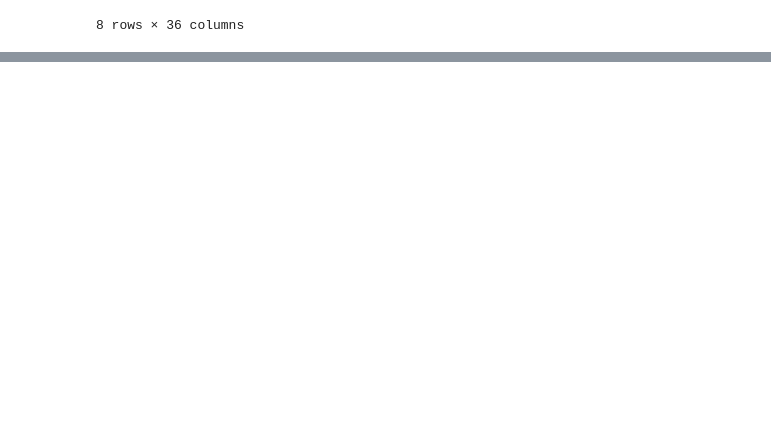
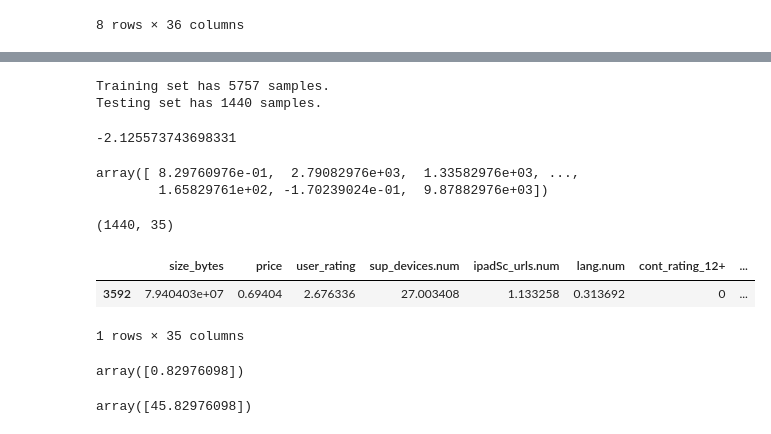
Before and after one commit to cgman64/apple-store-analysis, a Jupyter notebook: appStoreAnalysis.ipynb, the cells around one changed output, grey strips where cells are left out. Drawn from its saved outputs; the diff is of its cells as text; code cells hidden in the pictures; blank space fills up the shorter version.

Commit message:
cell reordering, deletions, ML model selection

```diff
--- a/appStoreAnalysis.ipynb
+++ b/appStoreAnalysis.ipynb
@@ -398,0 +401,11 @@ plt.show()
+# %%
+from sklearn.model_selection import train_test_split
+
+X, y = df.drop(target,axis=1), df[target].values
+X_train, X_test, y_train, y_test = train_test_split(X, y, test_size=0.20, random_state=42)
+
+print("Training set has {} samples.".format(X_train.shape[0]))
+print("Testing set has {} samples.".format(X_test.shape[0]))
+# %% [output]
+Training set has 5757 samples.
+Testing set has 1440 samples.
@@ -398,0 +418,27 @@ plt.show()
+# %%
+score
+# %% [output]
+-2.125573743698331
+# %%
+reg.predict(X_test)
+# %% [output]
+array([ 8.29760976e-01,  2.79082976e+03,  1.33582976e+03, ...,
+        1.65829761e+02, -1.70239024e-01,  9.87882976e+03])
+# %%
+X_test.shape
+# %% [output]
+(1440, 35)
+# %%
+X_test.iloc[0:1,:]
+# %% [output]
+|  | size_bytes | price | user_rating | sup_devices.num | ipadSc_urls.num | lang.num | cont_rating_12+ | ... |
+| 3592 | 7.940403e+07 | 0.69404 | 2.676336 | 27.003408 | 1.133258 | 0.313692 | 0 | ... |
+1 rows × 35 columns
+# %%
+reg.predict(X_test.iloc[0:1,:])
+# %% [output]
+array([0.82976098])
+# %%
+reg.predict(np.zeros(X_test.shape[1]).reshape(1,-1))
+# %% [output]
+array([45.82976098])
```
Also changed, not shown: parts of 15 cells of this notebook.
